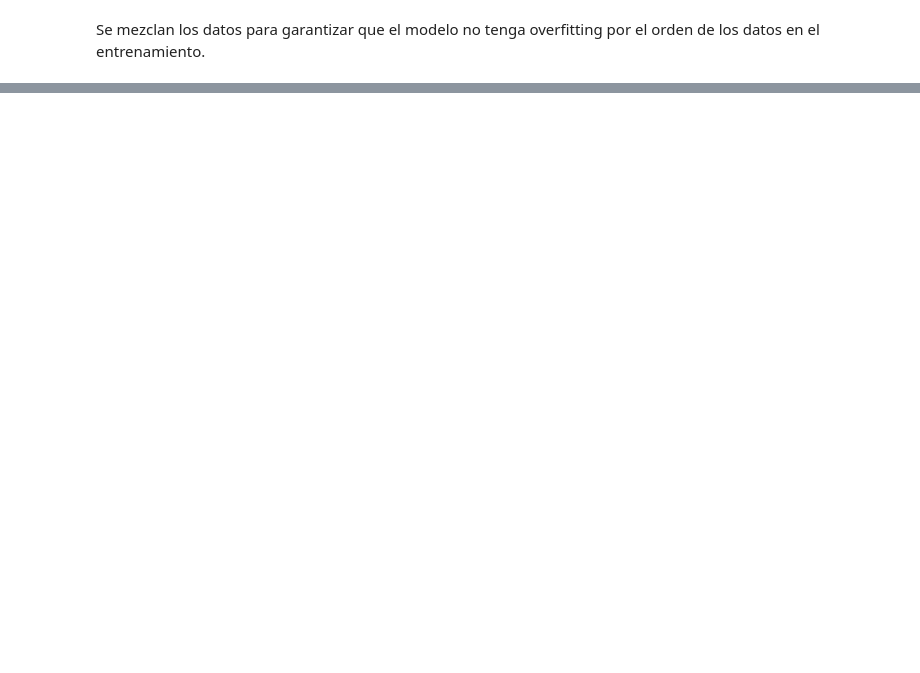
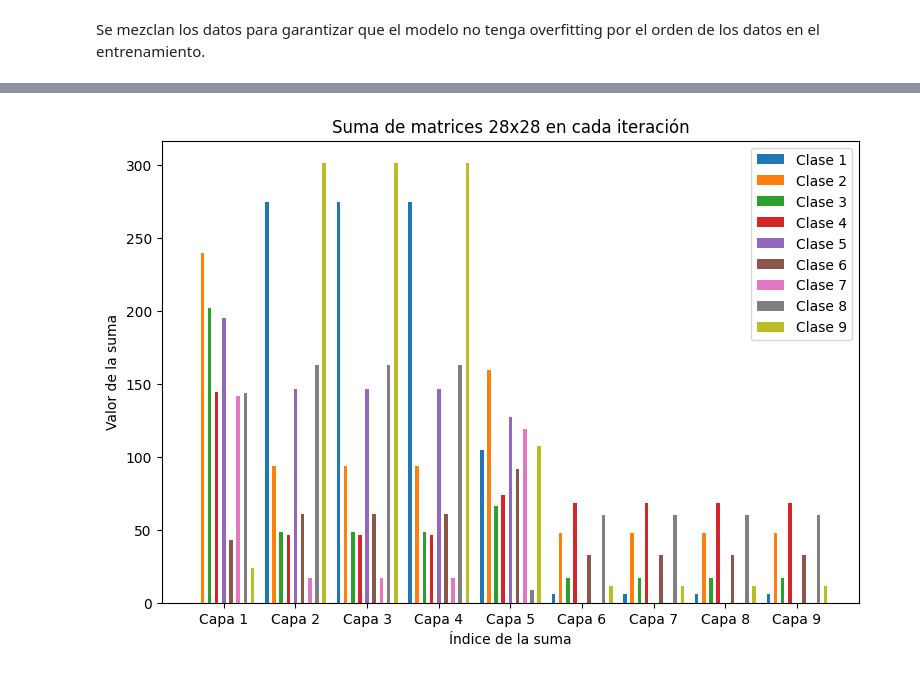
Before and after one commit to carlosarroyave/AutoEnc-GAN, a Jupyter notebook: AE-GAMCAm++.ipynb, the cells around one changed output, grey strips where cells are left out. Saved outputs shown, nothing was run; the diff lists cells and outputs as text; code cells hidden in the pictures; blank space fills up the shorter version.

```diff
--- a/AE-GAMCAm++.ipynb
+++ b/AE-GAMCAm++.ipynb
@@ -279,0 +334,20 @@ plt.show()
+# %%
+fig, ax = plt.subplots(figsize=(N_layer, 6))
+
+for i in range(N_layer):
+    ax.bar(np.arange(N_layer) + i * 0.1, suma_matrices[i], width=0.05, label=f'Clase {i+1}')
+
+# Ajustar las etiquetas del eje x para reflejar las diferentes iteraciones
+ax.set_xticks(np.arange(N_layer) + 0.8 / 2)
+ax.set_xticklabels([f'Capa {i+1}' for i in range(N_layer)])
+
+# Agregar etiquetas y título
+ax.set_xlabel('Índice de la suma')
+ax.set_ylabel('Valor de la suma')
+ax.set_title('Suma de matrices 28x28 en cada iteración')
+ax.legend()
+
+# Mostrar el gráfico
+plt.show()
+# %% [output]
+[figure, added]
```
Also changed, not shown: parts of 12 cells of this notebook.
